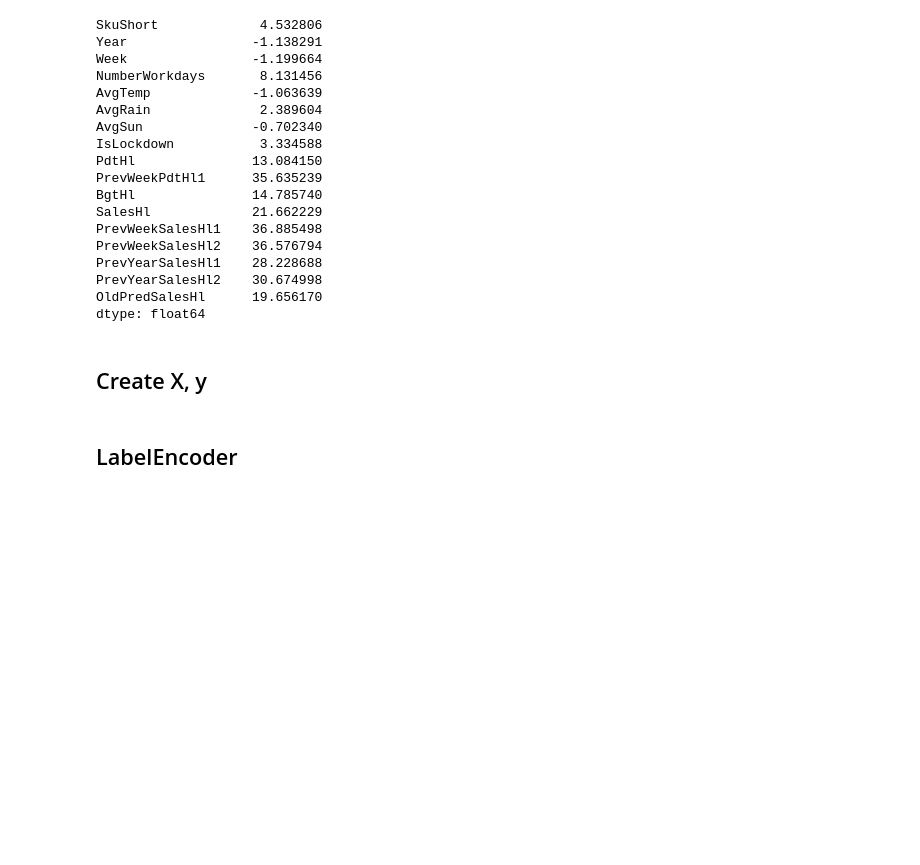
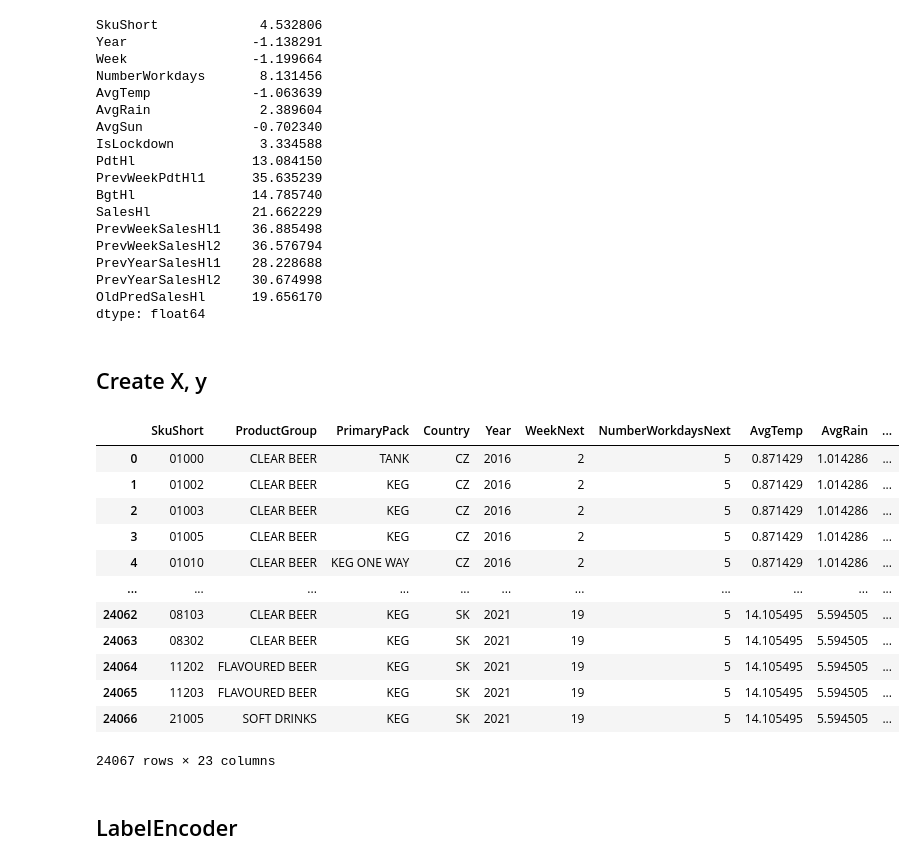
Before and after one commit to kohlicekjan/forecasting-beer-sales-ml, a Jupyter notebook: main.ipynb, the cells around one changed output. Cells and saved outputs as stored; diff of their text form; code cells hidden in the pictures; blank space fills up the shorter version.

```diff
--- a/main.ipynb
+++ b/main.ipynb
@@ -41,3 +41,8 @@ MODEL_PATH = f'./models/{DATASET_NAME}_model.joblib'
 
 RESULT_CSV_PATH = f'./results/{DATASET_NAME}_result.csv'
 RESULT_EXCEL_PATH = f'./results/{DATASET_NAME}_result.xlsx'
+# %%
+workdays = pd.read_csv(f'./data/workdays.csv', header=0, decimal=",")
+
+workdays=workdays.rename(columns={"Workdays": "NumberWorkdays"})
+workdays.info()
@@ -227,6 +244,40 @@ X = data.drop(cols_drop, axis=1)
 X_raw = data.drop(cols_drop, axis=1)
 y = pd.DataFrame(data.SalesHl).round(0).astype(int)
 y_oldPred = pd.DataFrame(data.OldPredSalesHl).fillna(0).round(0).astype(int)
+# %%
+
+
+# def getWorkdays(x, offset):
+#     workdaysValues = workdays[(workdays.Country==x[0]) & (workdays.Year==x[1]) & (workdays.Week==x[2]+offset)]['Workdays'].values
+#     if(len(workdaysValues)>0):
+#         return workdaysValues[0]
+
+#     return 5
+
+#nasledujici tyden pocet pracovnich dni
+#Country	Year	Week	Workdays
+X['NextWeek'] = X['Week']+1
+X['PrevWeek'] = X['Week']-1
+
+
+X=X.merge(workdays, left_on=['Country','Year','NextWeek'], right_on=['Country','Year','Week'],  suffixes=("Next", None))
+X=X.merge(workdays, left_on=['Country','Year','PrevWeek'], right_on=['Country','Year','Week'], suffixes=("Prev", None))
+
+X
+# %% [output]
+|  | SkuShort | ProductGroup | PrimaryPack | Country | Year | WeekNext | NumberWorkdaysNext | AvgTemp | AvgRain | ... |
+| 0 | 01000 | CLEAR BEER | TANK | CZ | 2016 | 2 | 5 | 0.871429 | 1.014286 | ... |
+| 1 | 01002 | CLEAR BEER | KEG | CZ | 2016 | 2 | 5 | 0.871429 | 1.014286 | ... |
+| 2 | 01003 | CLEAR BEER | KEG | CZ | 2016 | 2 | 5 | 0.871429 | 1.014286 | ... |
+| 3 | 01005 | CLEAR BEER | KEG | CZ | 2016 | 2 | 5 | 0.871429 | 1.014286 | ... |
+| 4 | 01010 | CLEAR BEER | KEG ONE WAY | CZ | 2016 | 2 | 5 | 0.871429 | 1.014286 | ... |
+| ... | ... | ... | ... | ... | ... | ... | ... | ... | ... | ... |
+| 24062 | 08103 | CLEAR BEER | KEG | SK | 2021 | 19 | 5 | 14.105495 | 5.594505 | ... |
+| 24063 | 08302 | CLEAR BEER | KEG | SK | 2021 | 19 | 5 | 14.105495 | 5.594505 | ... |
+| 24064 | 11202 | FLAVOURED BEER | KEG | SK | 2021 | 19 | 5 | 14.105495 | 5.594505 | ... |
+| 24065 | 11203 | FLAVOURED BEER | KEG | SK | 2021 | 19 | 5 | 14.105495 | 5.594505 | ... |
+| 24066 | 21005 | SOFT DRINKS | KEG | SK | 2021 | 19 | 5 | 14.105495 | 5.594505 | ... |
+24067 rows × 23 columns
 # %% [markdown]
 ## LabelEncoder
 # %%
```
Also changed, not shown: parts of 16 cells of this notebook, 5 other files.
